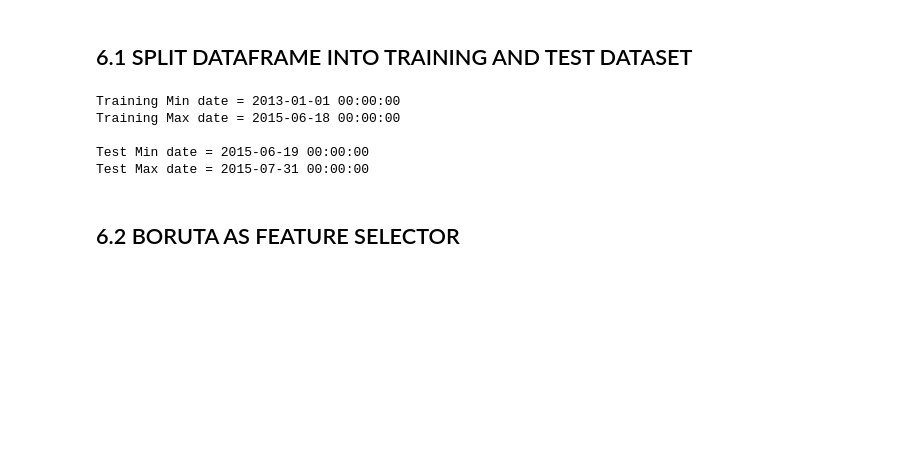
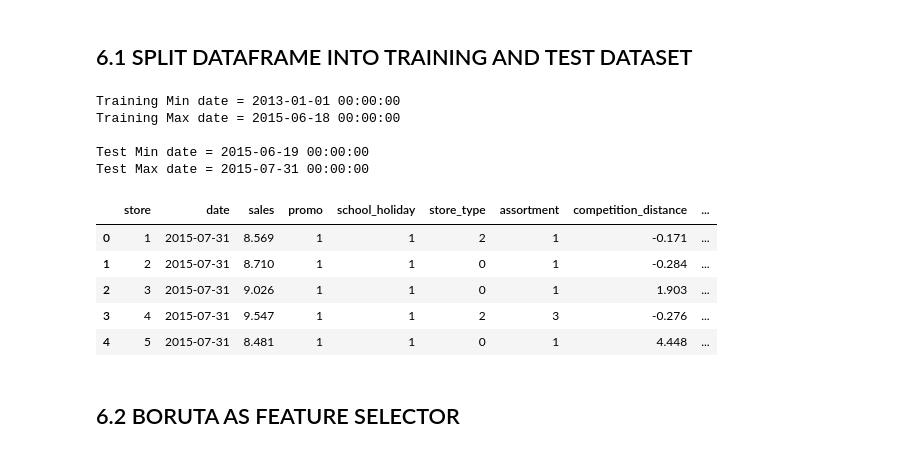
Before and after one commit to 70HNM4C13L/rossmann_store_sales, a Jupyter notebook: m04_01_store-sales_predction.ipynb, the cells around one changed output. Cells and saved outputs as stored; diff of their text form; code cells hidden in the pictures; blank space fills up the shorter version.

```diff
--- a/m04_01_store-sales_predction.ipynb
+++ b/m04_01_store-sales_predction.ipynb
@@ -723,17 +742,21 @@ df5['sales'] = np.log1p( df5['sales'] )
 # %%
 # -- Cyclic Nature --
 # day of week
-df5['day_of_week_sin'] = df5['day_of_week'].apply( lambda x : np.sin (x * ( 2. * np.pi/7 ) ) )
-df5['day_of_week_cos'] = df5['day_of_week'].apply( lambda x : np.cos (x * ( 2. * np.pi/7 ) ) )
+df5['day_of_week_sin'] = df5['day_of_week'].apply(
+    lambda x: np.sin(x * (2. * np.pi / 7)))
+df5['day_of_week_cos'] = df5['day_of_week'].apply(
+    lambda x: np.cos(x * (2. * np.pi / 7)))
 # month
-df5['month_sin'] = df5['month'].apply( lambda x : np.sin (x * ( 2. * np.pi/12 ) ) )
-df5['month_cos'] = df5['month'].apply( lambda x : np.cos (x * ( 2. * np.pi/12 ) ) )
+df5['month_sin'] = df5['month'].apply(lambda x: np.sin(x * (2. * np.pi / 12)))
+df5['month_cos'] = df5['month'].apply(lambda x: np.cos(x * (2. * np.pi / 12)))
 # day
-df5['day_sin'] = df5['day'].apply( lambda x : np.sin (x * ( 2. * np.pi/30 ) ) )
-df5['day_cos'] = df5['day'].apply( lambda x : np.cos (x * ( 2. * np.pi/30 ) ) )
+df5['day_sin'] = df5['day'].apply(lambda x: np.sin(x * (2. * np.pi / 30)))
+df5['day_cos'] = df5['day'].apply(lambda x: np.cos(x * (2. * np.pi / 30)))
 # week of year
-df5['week_of_year_sin'] = df5['week_of_year'].apply( lambda x : np.sin (x * ( 2. * np.pi/52 ) ) )
-df5['week_of_year_cos'] = df5['week_of_year'].apply( lambda x : np.cos (x * ( 2. * np.pi/52 ) ) )
+df5['week_of_year_sin'] = df5['week_of_year'].apply(
+    lambda x: np.sin(x * (2. * np.pi / 52)))
+df5['week_of_year_cos'] = df5['week_of_year'].apply(
+    lambda x: np.cos(x * (2. * np.pi / 52)))
 # %% [markdown]
 # 6.0 FEATURE SELECTION
 # %%
@@ -741,7 +764,10 @@ df6 = df5.copy()
 # %% [markdown]
 ## 6.1 SPLIT DATAFRAME INTO TRAINING AND TEST DATASET
 # %%
-cols_drop = ['week_of_year','day','month','day_of_week','promo_since','competition_since','year_week']
+cols_drop = [
+    'week_of_year', 'day', 'month', 'day_of_week', 'promo_since',
+    'competition_since', 'year_week'
+]
 df6 = df6.drop(cols_drop, axis=1)
 
 # TRAINING DATA SET
@@ -749,19 +775,28 @@ X_train = df6[df6['date'] < '2015-06-19']
 y_train = X_train['sales']
 
 # TEST DATASET
-x_test = df6[df6['date'] >= '2015-06-19']
-y_test = x_test['sales']
+X_test = df6[df6['date'] >= '2015-06-19']
+y_test = X_test['sales']
 
 print(f'Training Min date = {X_train["date"].min()}')
 print(f'Training Max date = {X_train["date"].max()}')
-print(f'\nTest Min date = {x_test["date"].min()}')
-print(f'Test Max date = {x_test["date"].max()}')
+print(f'\nTest Min date = {X_test["date"].min()}')
+print(f'Test Max date = {X_test["date"].max()}')
 # %% [output]
 Training Min date = 2013-01-01 00:00:00
 Training Max date = 2015-06-18 00:00:00
 
 Test Min date = 2015-06-19 00:00:00
 Test Max date = 2015-07-31 00:00:00
+# %%
+X_test.head()
+# %% [output]
+|  | store | date | sales | promo | school_holiday | store_type | assortment | competition_distance | ... |
+| 0 | 1 | 2015-07-31 | 8.569 | 1 | 1 | 2 | 1 | -0.171 | ... |
+| 1 | 2 | 2015-07-31 | 8.710 | 1 | 1 | 0 | 1 | -0.284 | ... |
+| 2 | 3 | 2015-07-31 | 9.026 | 1 | 1 | 0 | 1 | 1.903 | ... |
+| 3 | 4 | 2015-07-31 | 9.547 | 1 | 1 | 2 | 3 | -0.276 | ... |
+| 4 | 5 | 2015-07-31 | 8.481 | 1 | 1 | 0 | 1 | 4.448 | ... |
 # %% [markdown]
 ## 6.2 BORUTA AS FEATURE SELECTOR
 # %%
```
Also changed, not shown: parts of 43 cells of this notebook, 1 other file.
